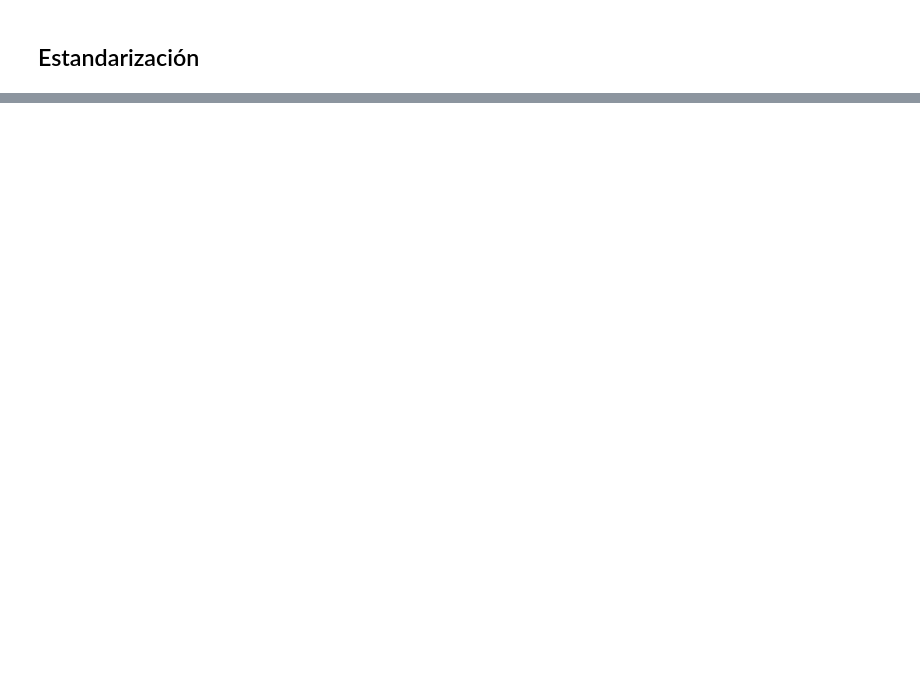
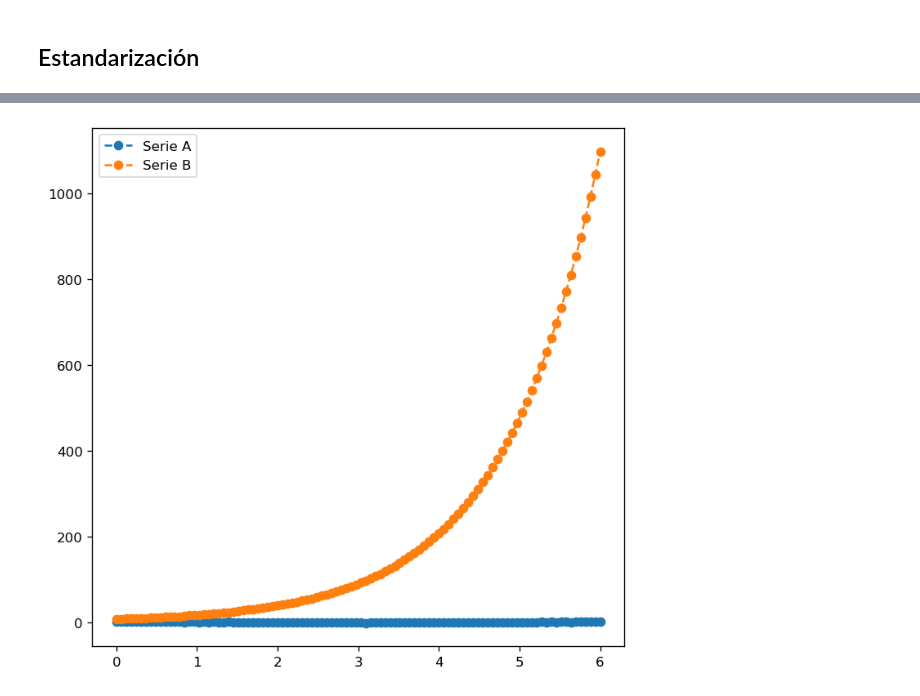
Before and after one commit to chris-mlvz/cursoAlgebraLinealVectores, a Jupyter notebook: desviacion_estandar_y_angulos.ipynb, the cells around one changed output, grey strips where cells are left out. Cells and saved outputs as stored; diff of their text form; code cells hidden in the pictures; blank space fills up the shorter version.

```diff
--- a/desviacion_estandar_y_angulos.ipynb
+++ b/desviacion_estandar_y_angulos.ipynb
@@ -141,0 +207,3 @@ plt.show()
+# %%
+a = np.cos(np.linspace(0,6,100)) + np.random.uniform(-0.4,0.4,100)
+b = np.exp(np.linspace(2,7,100)) + np.random.uniform(-0.4,0.4,100)
@@ -141,0 +214,8 @@ plt.show()
+# %%
+fig, ax = plt.subplots(1,1,figsize=(7,7),dpi=120)
+ax.plot(np.linspace(0,6,100),a, label = 'Serie A', marker='o', linestyle='dashed')
+ax.plot(np.linspace(0,6,100),b, label = 'Serie B', marker='o', linestyle='dashed')
+ax.legend()
+plt.show()
+# %% [output]
+[figure, added]
```
Also changed, not shown: parts of 18 cells of this notebook.
